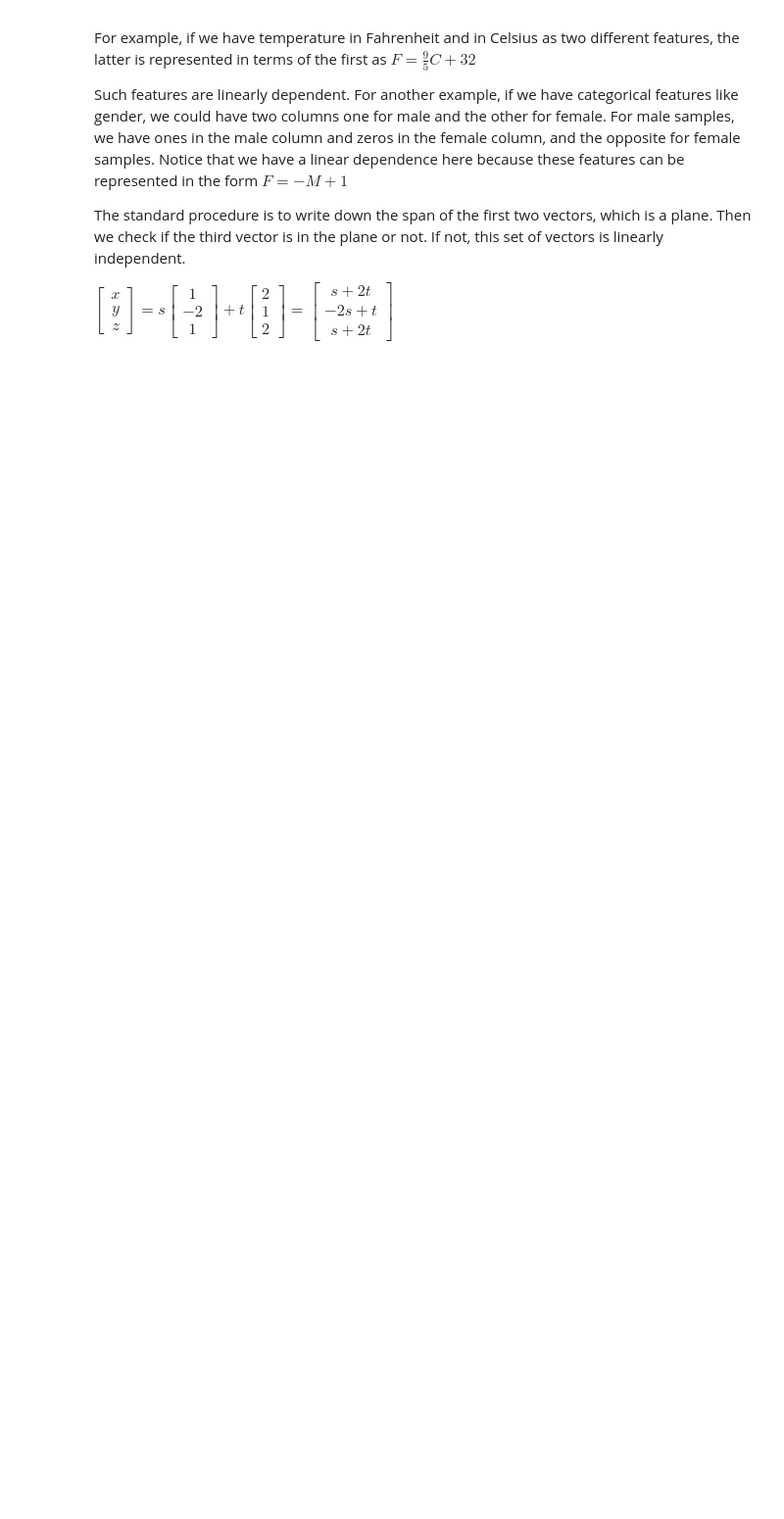
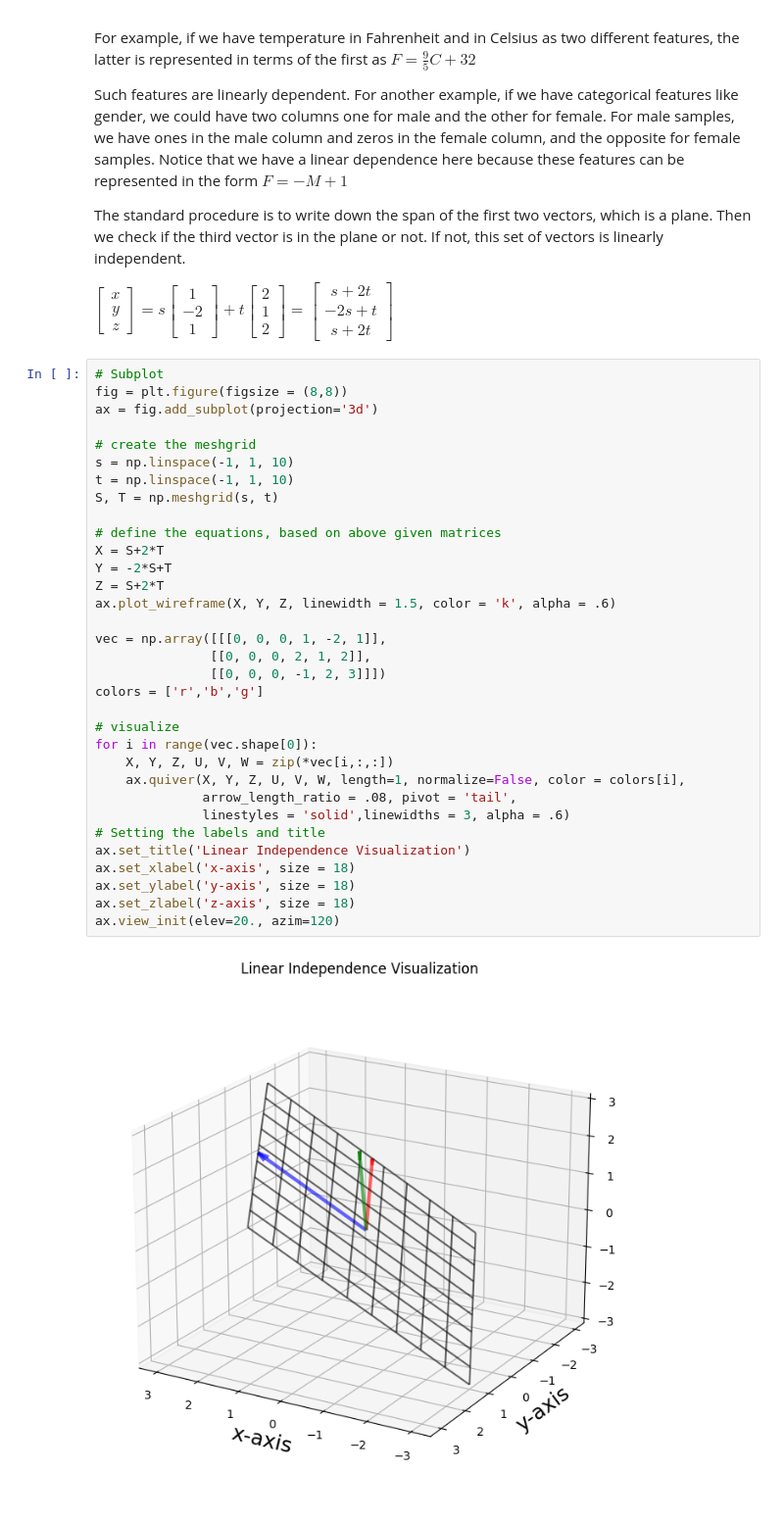
Before and after one commit to yverma13/Calculus-and-Matrix, a Jupyter notebook: Data_Structures.ipynb, the cells around one changed output. Shown at 98% size. Drawn from its saved outputs; the diff is of its cells as text; blank space fills up the shorter version.

```diff
--- a/Data_Structures.ipynb
+++ b/Data_Structures.ipynb
@@ -592,3 +592,38 @@ s+2t
 \end{matrix}
 \right]
 $
+# %%
+# Subplot
+fig = plt.figure(figsize = (8,8))
+ax = fig.add_subplot(projection='3d')
+
+# create the meshgrid
+s = np.linspace(-1, 1, 10)
+t = np.linspace(-1, 1, 10)
+S, T = np.meshgrid(s, t)
+
+# define the equations, based on above given matrices
+X = S+2*T
+Y = -2*S+T
+Z = S+2*T
+ax.plot_wireframe(X, Y, Z, linewidth = 1.5, color = 'k', alpha = .6)
+
+vec = np.array([[[0, 0, 0, 1, -2, 1]],
+               [[0, 0, 0, 2, 1, 2]],
+               [[0, 0, 0, -1, 2, 3]]])
+colors = ['r','b','g']
+
+# visualize
+for i in range(vec.shape[0]):
+    X, Y, Z, U, V, W = zip(*vec[i,:,:])
+    ax.quiver(X, Y, Z, U, V, W, length=1, normalize=False, color = colors[i],
+              arrow_length_ratio = .08, pivot = 'tail',
+              linestyles = 'solid',linewidths = 3, alpha = .6)
+# Setting the labels and title
+ax.set_title('Linear Independence Visualization')
+ax.set_xlabel('x-axis', size = 18)
+ax.set_ylabel('y-axis', size = 18)
+ax.set_zlabel('z-axis', size = 18)
+ax.view_init(elev=20., azim=120)
+# %% [output]
+[figure, added]
```
Also changed, not shown: parts of 3 cells of this notebook.
